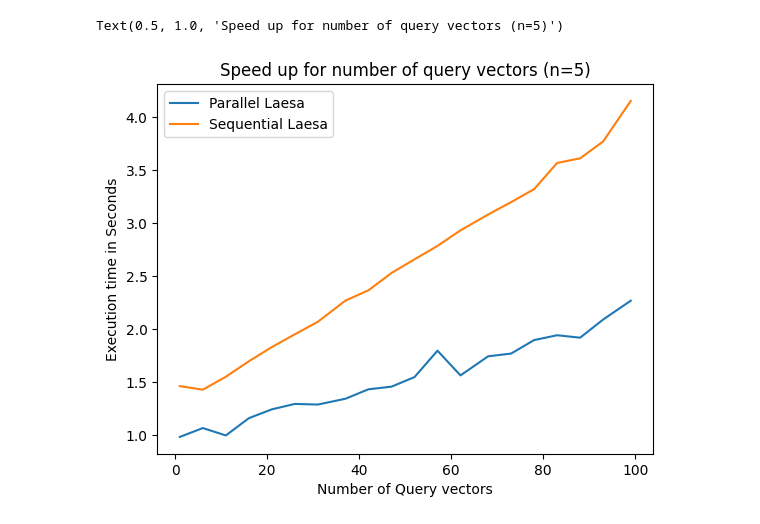
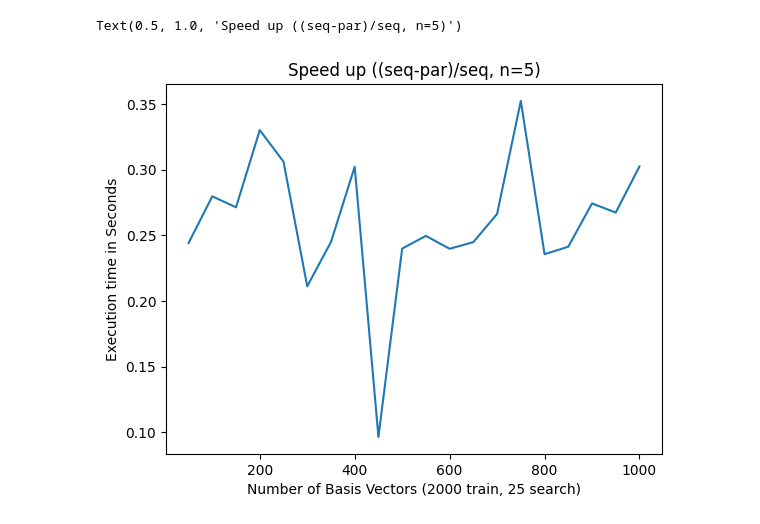
Before and after one commit to kevinfjiang/hello-neighbor, a Jupyter notebook: graphing.ipynb, the cells around one changed output. Drawn from its saved outputs; the diff is of its cells as text; code cells hidden in the pictures.

Commit message:
Updated graphs to be a decrease ratio of the sequential

```diff
--- a/graphing.ipynb
+++ b/graphing.ipynb
@@ -29,11 +61,23 @@ for q in tqdm(num_queries):
+# %%
+import numpy as np
+from tqdm.notebook import tqdm
+from statistics import mean
+num_basis = np.linspace(50, 1000, 20, dtype=int)
+n = 5
+parallel = []
+sequential = []
+
+for b in tqdm(num_basis):
+    parallel.append(mean(experiment(["./bin/mpar", "+RTS", f"-N6"], set_env(2000, 25, b)) for _ in range(5)))
+    sequential.append(mean(experiment("./bin/mseq", set_env(2000, 25, b)) for _ in range(5)))
 # %%
-plt.plot(num_queries, parallel, label="Parallel Laesa")
-plt.plot(num_queries, sequential, label="Sequential Laesa")
-plt.legend()
-plt.xlabel("Number of Query vectors")
+par_araray, seq_array = np.array(parallel), np.array(sequential)
+ratio = (seq_array - par_araray) / seq_array
+plt.plot(num_basis, ratio)
+plt.xlabel("Number of Basis Vectors (2000 train, 25 search)")
 plt.ylabel("Execution time in Seconds")
-plt.title("Speed up for number of query vectors (n=5)")
+plt.title("Speed up ((seq-par)/seq, n=5)")
 # %% [output]
-Text(0.5, 1.0, 'Speed up for number of query vectors (n=5)')
+Text(0.5, 1.0, 'Speed up ((seq-par)/seq, n=5)')
-[figure, old version]
+[figure, new version]
 # %%
```
Also changed, not shown: parts of 10 cells of this notebook, 6 other files.
